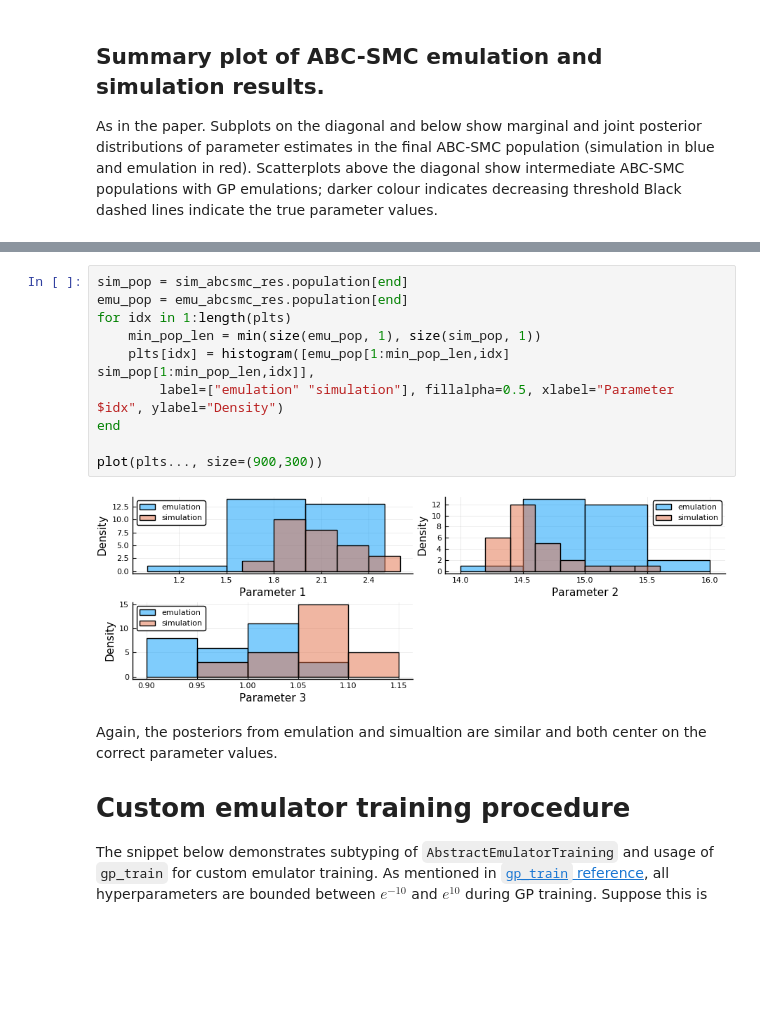
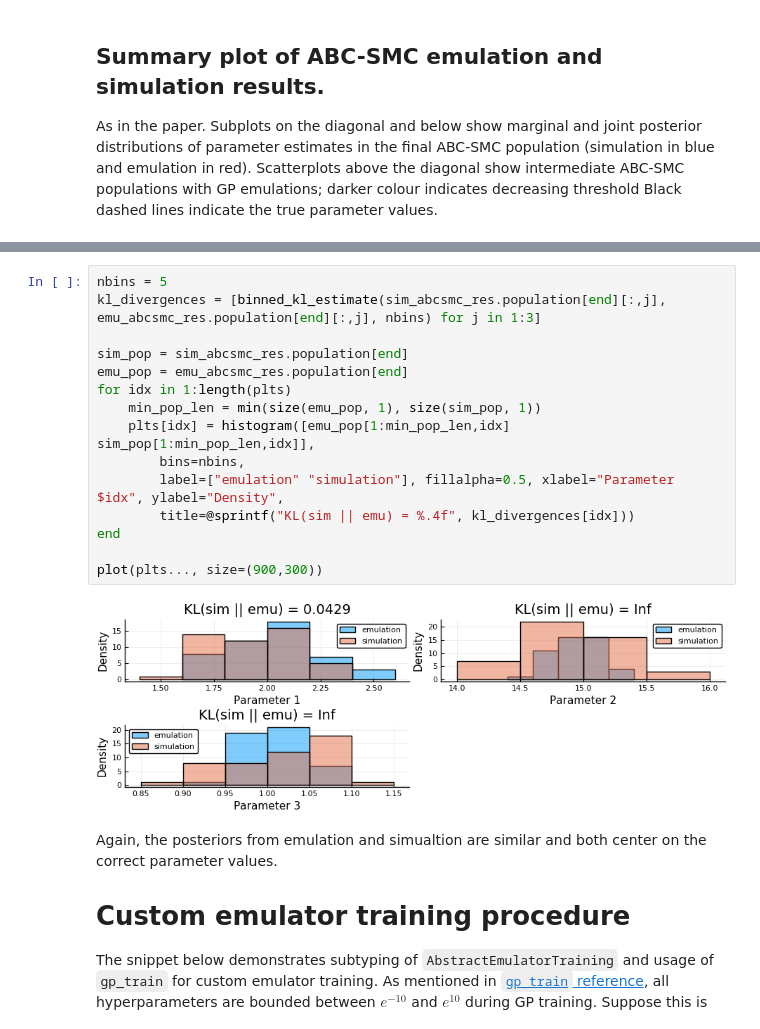
Before and after one commit to tanhevg/GpABC.jl, a Jupyter notebook: examples/abc-example.ipynb, the cells around one changed output, grey strips where cells are left out. Saved outputs shown, nothing was run; the diff lists cells and outputs as text; blank space fills up the shorter version.

Commit message:
Running notebook so cells contain updated plots

```diff
--- a/examples/abc-example.ipynb
+++ b/examples/abc-example.ipynb
@@ -344,15 +328,20 @@ plot(emu_abcsmc_res, sim_abcsmc_res, true_params[param_indices])
 # %%
+nbins = 5
+kl_divergences = [binned_kl_estimate(sim_abcsmc_res.population[end][:,j], emu_abcsmc_res.population[end][:,j], nbins) for j in 1:3]
+
 sim_pop = sim_abcsmc_res.population[end]
 emu_pop = emu_abcsmc_res.population[end]
 for idx in 1:length(plts)
     min_pop_len = min(size(emu_pop, 1), size(sim_pop, 1))
     plts[idx] = histogram([emu_pop[1:min_pop_len,idx] sim_pop[1:min_pop_len,idx]],
-        label=["emulation" "simulation"], fillalpha=0.5, xlabel="Parameter $idx", ylabel="Density")
+        bins=nbins,
+        label=["emulation" "simulation"], fillalpha=0.5, xlabel="Parameter $idx", ylabel="Density",
+        title=@sprintf("KL(sim || emu) = %.4f", kl_divergences[idx]))
 end
 
 plot(plts..., size=(900,300))
 # %% [output]
-[figure, old version]
+[figure, new version]
 # %% [markdown]
 Again, the posteriors from emulation and simualtion are similar and both center on the correct parameter values.
 
```
Also changed, not shown: parts of 12 cells of this notebook.
